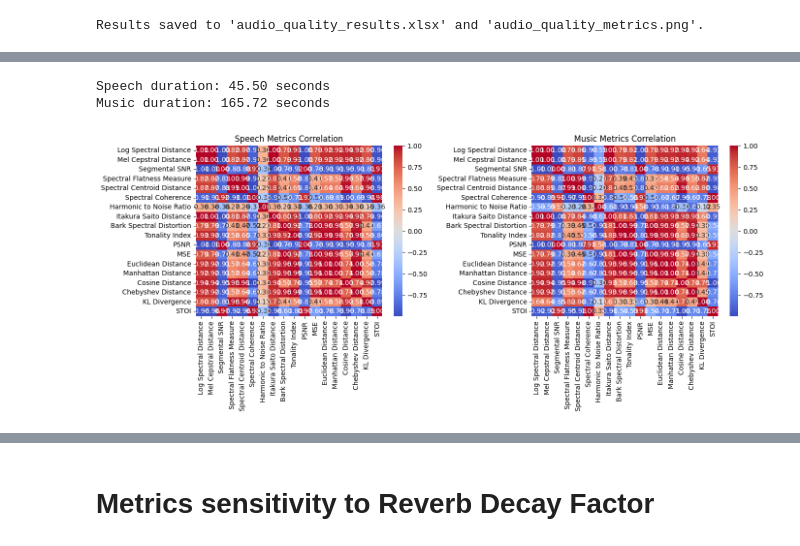
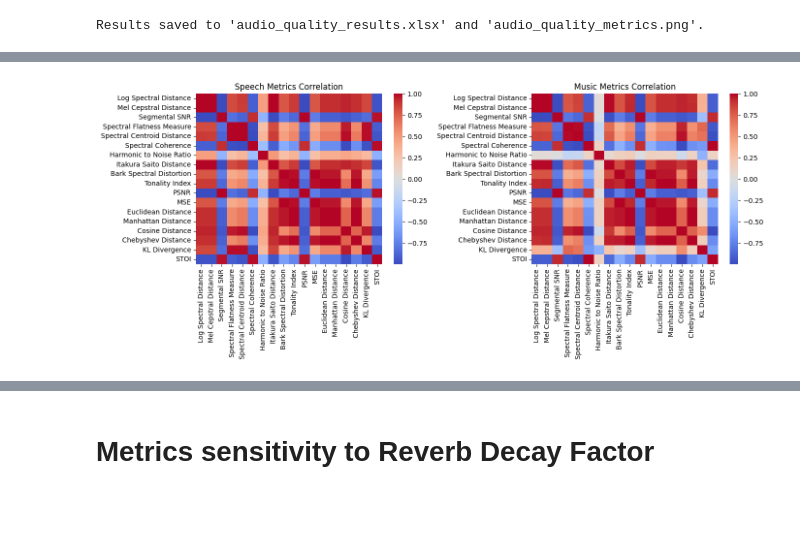
Before and after one commit to DrAhmedOmara/DrAhmedOmara, a Jupyter notebook: audio_1001_1.ipynb, the cells around one changed output, grey strips where cells are left out. Drawn from its saved outputs; the diff is of its cells as text; code cells hidden in the pictures; blank space fills up the shorter version.

```diff
--- a/audio_1001_1.ipynb
+++ b/audio_1001_1.ipynb
@@ -485,29 +488,33 @@ class SignalMetrics:
         return stoi(self.original, self.processed, self.sr, extended=False)
 
     def compute_all_metrics(self):
-        """Compute all metrics"""
-        return {
-            'Log Spectral Distance': self.log_spectral_distance(),
-            'Mel Cepstral Distance': self.mel_cepstral_distance(),
-            'Segmental SNR': self.segmental_snr(),
-            'Spectral Flatness Measure': self.spectral_flatness_measure(),
-            'Spectral Centroid Distance': self.spectral_centroid_distance(),
-            'Spectral Coherence': self.spectral_coherence(),
-            'Harmonic to Noise Ratio': self.harmonic_to_noise_ratio(),
-            'Itakura Saito Distance': self.itakura_saito_distance(),
-            'Bark Spectral Distortion': self.bark_spectral_distortion(),
-            'Tonality Index': self.tonality_index(),
-            'PSNR': self.psnr(),
-            'MSE': self.mse(),
-            'Euclidean Distance': self.euclidean_distance(),
-            'Manhattan Distance': self.manhattan_distance(),
-            'Cosine Distance': self.cosine_distance(),
-            'Chebyshev Distance': self.chebyshev_distance(),
-            #'Shannon Entropy': self.shannon_entropy(self.processed),
-            'KL Divergence': self.kl_divergence(),
-            #'PESQ': self.pesq(),
-            'STOI': self.stoi()
-        }
+    """Compute all metrics, grouped by category."""
+    return {
+        # Audio-Specific Distances
+        'Log Spectral Distance': self.log_spectral_distance(),
+        'Mel Cepstral Distance': self.mel_cepstral_distance(),
+        'Segmental SNR': self.segmental_snr(),
+        'Spectral Flatness Measure': self.spectral_flatness_measure(),
+        'Spectral Centroid Distance': self.spectral_centroid_distance(),
+        'Spectral Coherence': self.spectral_coherence(),
+        'Harmonic to Noise Ratio': self.harmonic_to_noise_ratio(),
+        'Itakura Saito Distance': self.itakura_saito_distance(),
+        'Bark Spectral Distortion': self.bark_spectral_distortion(),
+        'Tonality Index': self.tonality_index(),
+        #'PESQ': self.pesq(),  # Uncomment if needed
+        'STOI': self.stoi(),
+
+        # General Objective Distances
+        'PSNR': self.psnr(),
+        'MSE': self.mse(),
+        'Euclidean Distance': self.euclidean_distance(),
+        'Manhattan Distance': self.manhattan_distance(),
+        'Cosine Distance': self.cosine_distance(),
+        'Chebyshev Distance': self.chebyshev_distance(),
+        #'Shannon Entropy': self.shannon_entropy(self.processed),  # Uncomment if needed
+        'KL Divergence': self.kl_divergence()
+    }
+
 
 
 
@@ -611,9 +618,9 @@ corr_music = df_music.corr()
 
 # Plot correlation matrices
 fig, axes = plt.subplots(1, 2, figsize=(14, 6))
-sns.heatmap(corr_speech, annot=True, fmt=".2f", cmap="coolwarm", ax=axes[0])
+sns.heatmap(corr_speech, annot=False, fmt=".2f", cmap="coolwarm", ax=axes[0])
 axes[0].set_title("Speech Metrics Correlation")
-sns.heatmap(corr_music, annot=True, fmt=".2f", cmap="coolwarm", ax=axes[1])
+sns.heatmap(corr_music, annot=False, fmt=".2f", cmap="coolwarm", ax=axes[1])
 axes[1].set_title("Music Metrics Correlation")
 
 plt.tight_layout()
@@ -631,6 +637,4 @@ Downloading file 'Kevin_MacLeod_-_P_I_Tchaikovsky_Dance_of_the_Sugar_Plum_Fairy.
-Speech duration: 45.50 seconds
-Music duration: 165.72 seconds
-[figure, old version]
+[figure, new version]
 # %%
 import numpy as np
 import pandas as pd
```
Also changed, not shown: parts of 4 cells of this notebook.
